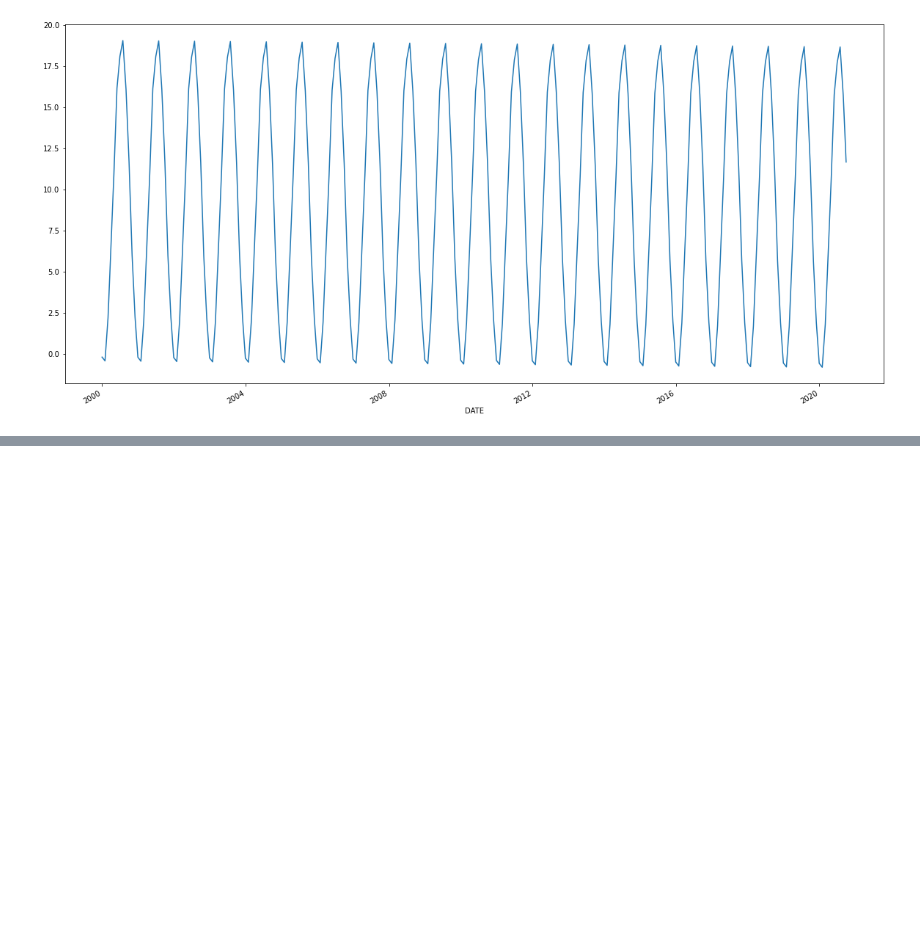
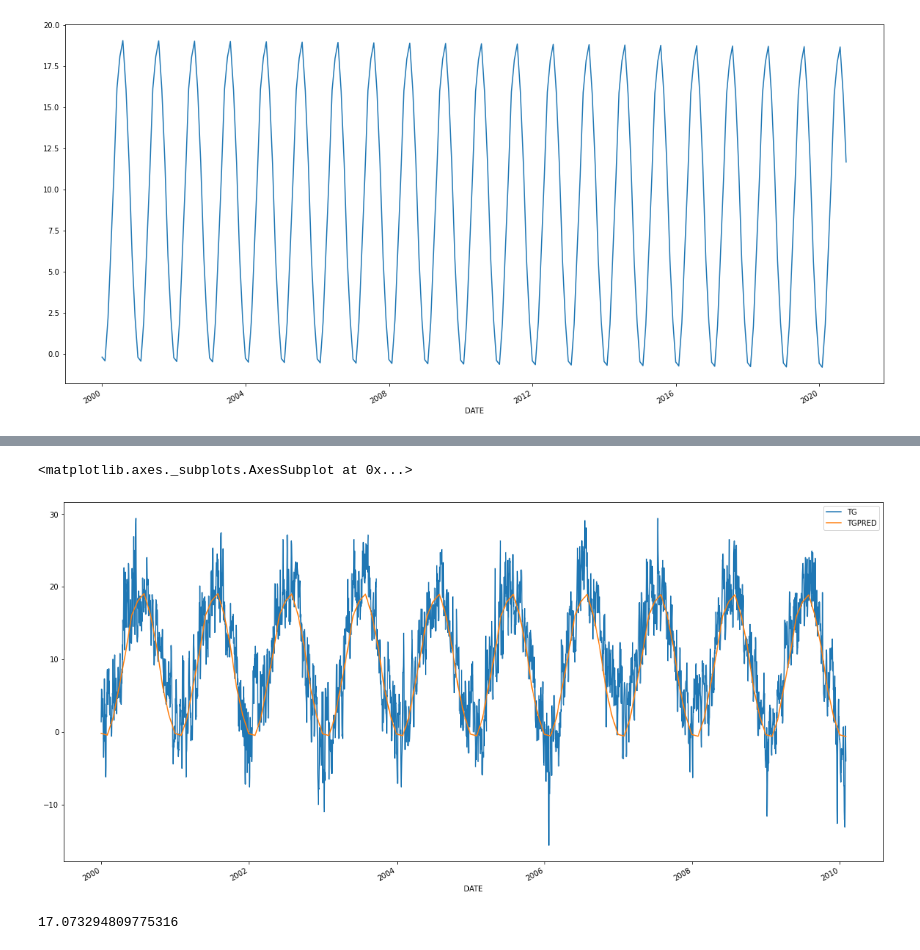
Before and after one commit to bvitos/spiced-projects, a Jupyter notebook: project_05/weather_baseline.ipynb, the cells around one changed output, grey strips where cells are left out. Cells and saved outputs as stored; diff of their text form; code cells hidden in the pictures; blank space fills up the shorter version.

```diff
--- a/project_05/weather_baseline.ipynb
+++ b/project_05/weather_baseline.ipynb
@@ -177,0 +216,9 @@ df_test['2004-01':'2007-01'].plot()          # display baseline model for a few
+# %%
+df_test['2000-01':'2010-01'].plot()
+# %% [output]
+<matplotlib.axes._subplots.AxesSubplot at 0x...>
+[figure, added]
+# %%
+print(mean_squared_error(df_test['TG'], df_test['TGPRED']))
+# %% [output]
+17.073294809775316
```
Also changed, not shown: parts of 7 cells of this notebook, 5 other files.
